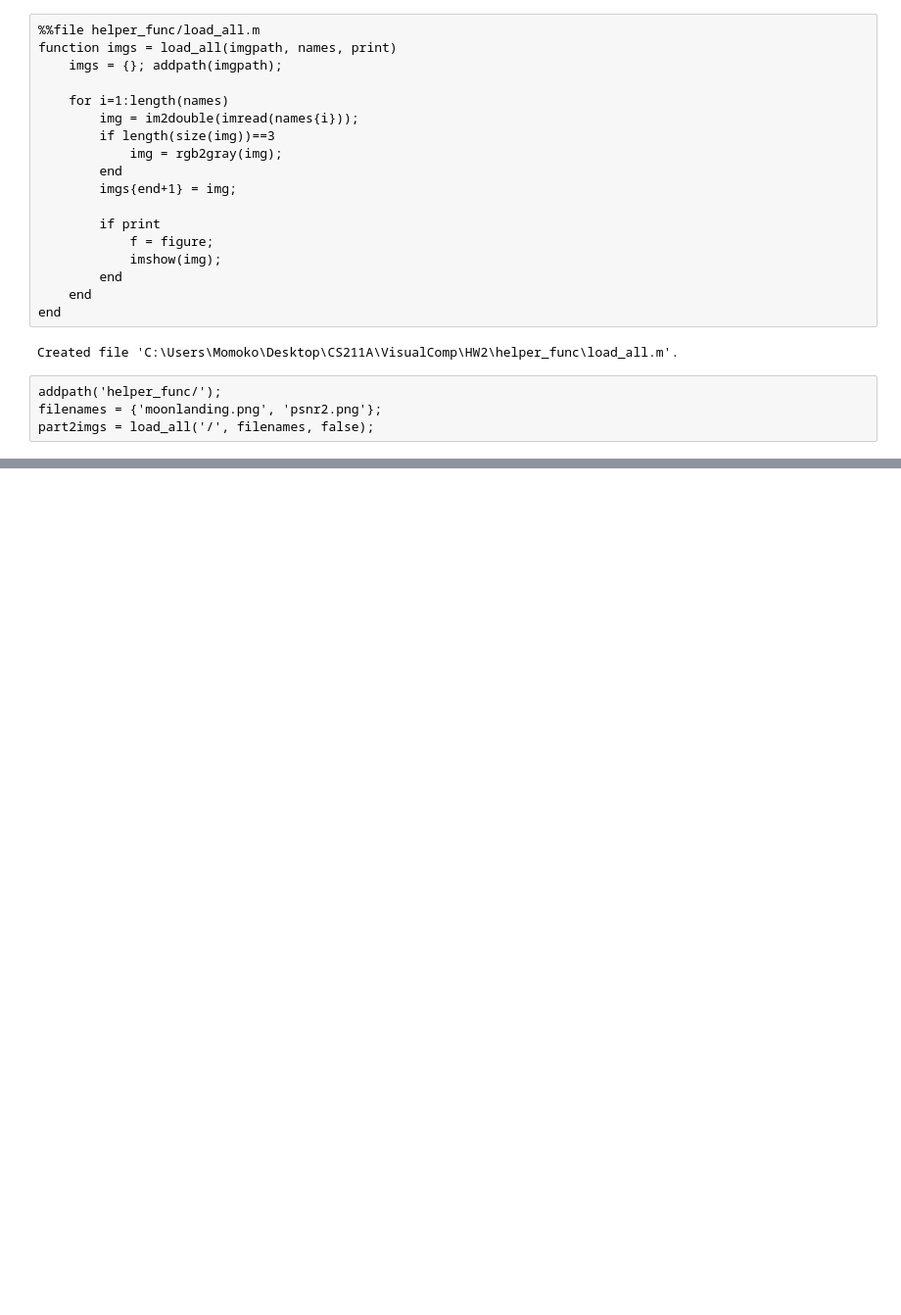
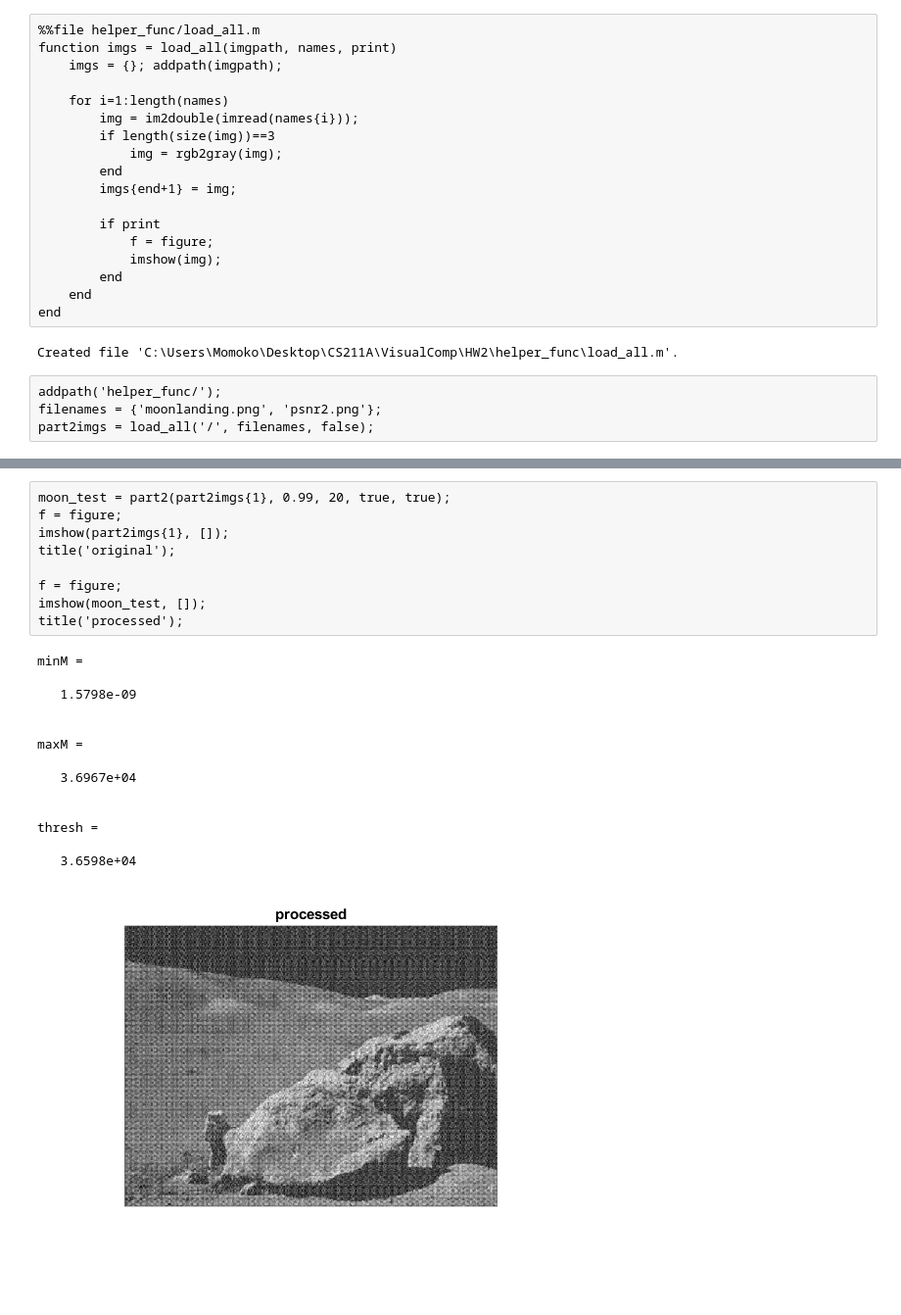
Before and after one commit to SIGUSRz/VisualComp, a Jupyter notebook: HW2/HW2_part2.ipynb, the cells around one changed output, grey strips where cells are left out. Shown at 98% size. Saved outputs shown, nothing was run; the diff lists cells and outputs as text; blank space fills up the shorter version.

```diff
--- a/HW2/HW2_part2.ipynb
+++ b/HW2/HW2_part2.ipynb
@@ -87,0 +117,24 @@ Created file 'C:\Users\Momoko\Desktop\CS211A\VisualComp\HW2\helper_func\part2.m'
+# %%
+moon_test = part2(part2imgs{1}, 0.99, 20, true, true);
+f = figure;
+imshow(part2imgs{1}, []);
+title('original');
+
+f = figure;
+imshow(moon_test, []);
+title('processed');
+# %% [output]
+minM =
+
+   1.5798e-09
+
+
+maxM =
+
+   3.6967e+04
+
+
+thresh =
+
+   3.6598e+04
+[figure, added]
```
Also changed, not shown: parts of 9 cells of this notebook, 5 other files.
